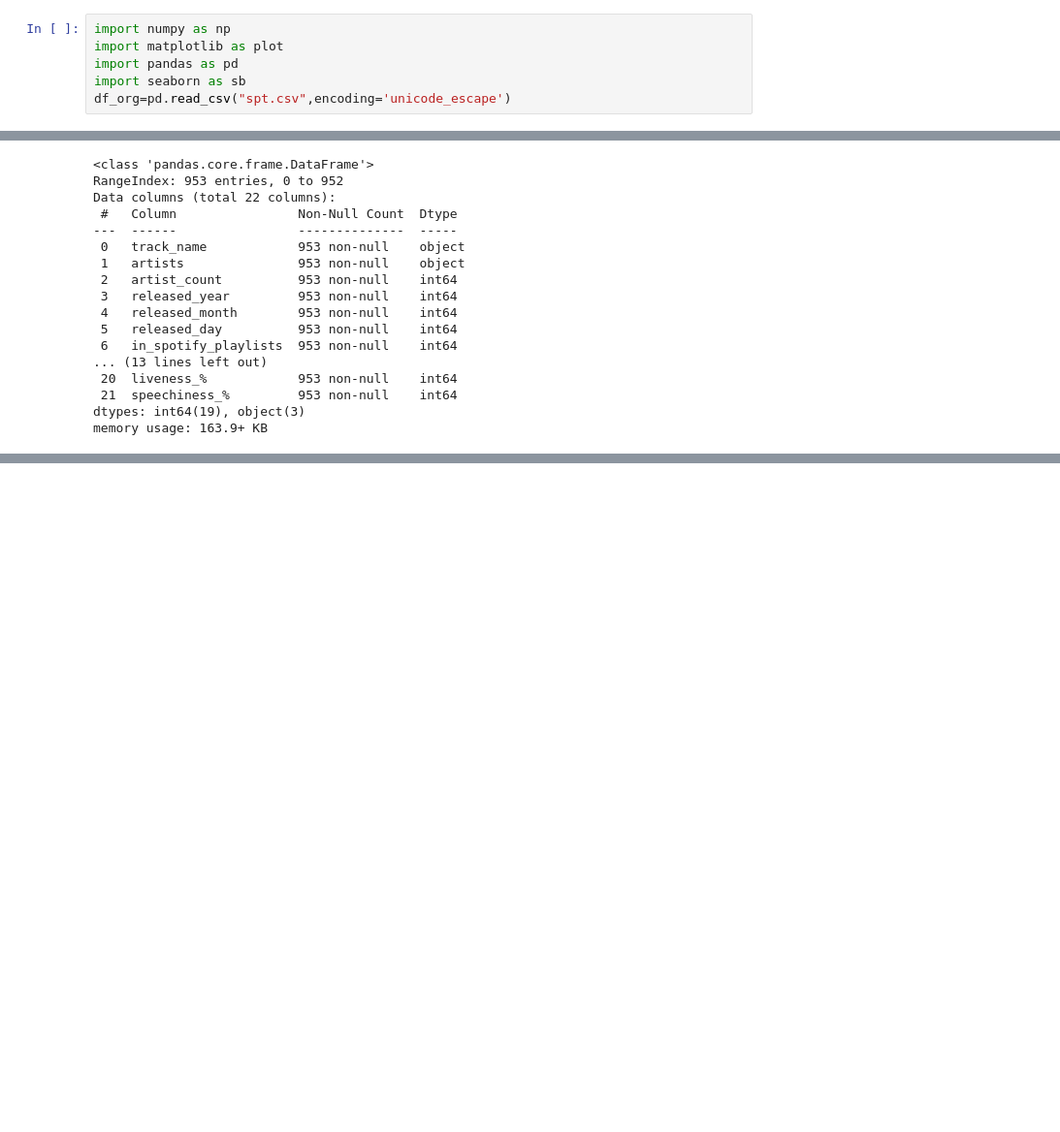
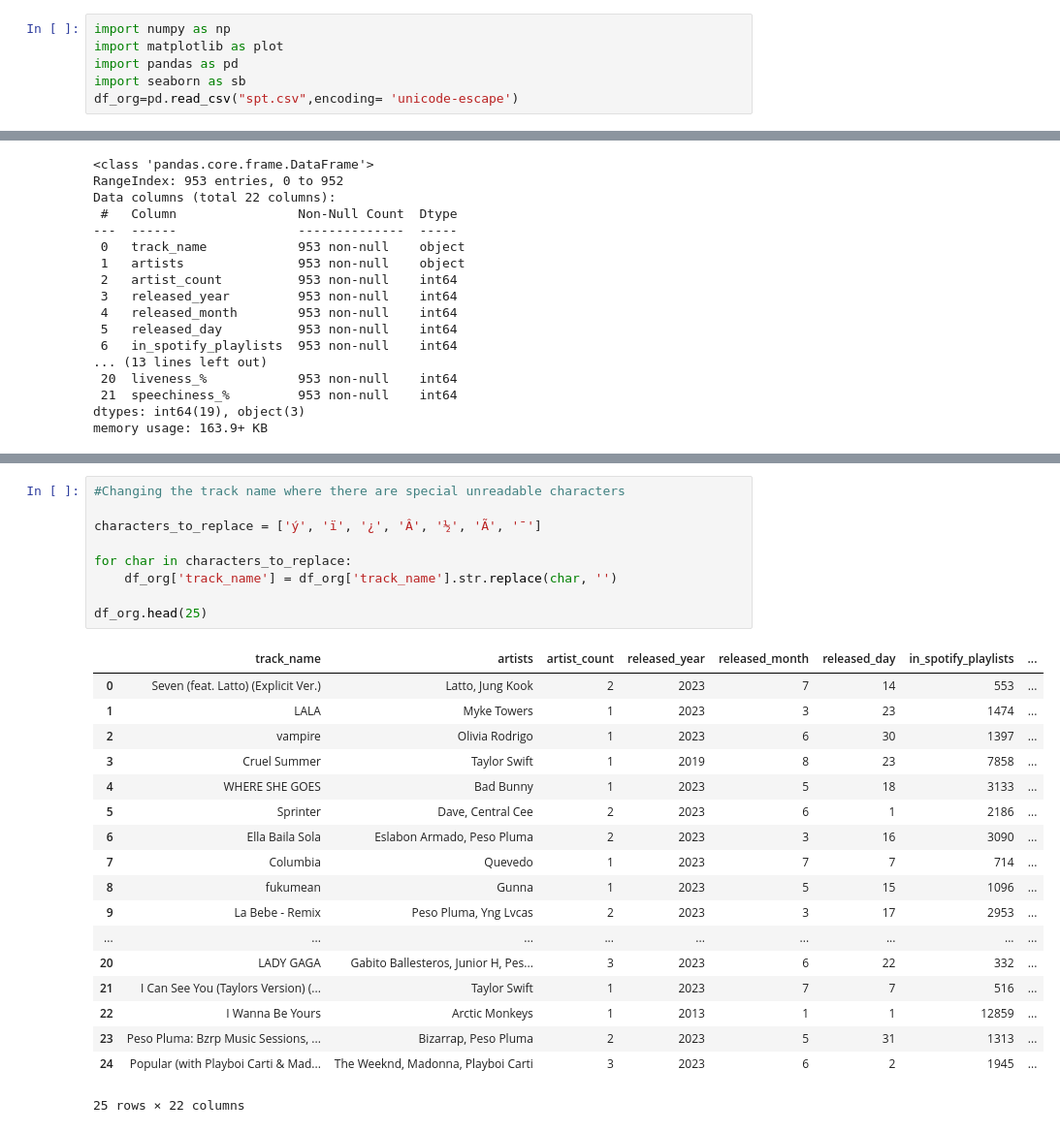
Before and after one commit to i-ap5/FamBus, a Jupyter notebook: famBus.ipynb, the cells around one changed output, grey strips where cells are left out. Shown at 97% size. Saved outputs shown, nothing was run; the diff lists cells and outputs as text; blank space fills up the shorter version.

```diff
--- a/famBus.ipynb
+++ b/famBus.ipynb
@@ -3,7 +3,7 @@ import numpy as np
 import matplotlib as plot
 import pandas as pd
 import seaborn as sb
-df_org=pd.read_csv("spt.csv",encoding='unicode_escape')
+df_org=pd.read_csv("spt.csv",encoding= 'unicode-escape')
 # %%
 df_org.info()
 # %% [output]
@@ -153,0 +211,28 @@ memory usage: 163.9+ KB
+# %%
+#Changing the track name where there are special unreadable characters
+
+characters_to_replace = ['ý', 'ï', '¿', 'Â', '½', 'Ã', '¯']
+
+for char in characters_to_replace:
+    df_org['track_name'] = df_org['track_name'].str.replace(char, '')
+
+df_org.head(25)
+# %% [output]
+|  | track_name | artists | artist_count | released_year | released_month | released_day | in_spotify_playlists | ... |
+| 0 | Seven (feat. Latto) (Explicit Ver.) | Latto, Jung Kook | 2 | 2023 | 7 | 14 | 553 | ... |
+| 1 | LALA | Myke Towers | 1 | 2023 | 3 | 23 | 1474 | ... |
+| 2 | vampire | Olivia Rodrigo | 1 | 2023 | 6 | 30 | 1397 | ... |
+| 3 | Cruel Summer | Taylor Swift | 1 | 2019 | 8 | 23 | 7858 | ... |
+| 4 | WHERE SHE GOES | Bad Bunny | 1 | 2023 | 5 | 18 | 3133 | ... |
+| 5 | Sprinter | Dave, Central Cee | 2 | 2023 | 6 | 1 | 2186 | ... |
+| 6 | Ella Baila Sola | Eslabon Armado, Peso Pluma | 2 | 2023 | 3 | 16 | 3090 | ... |
+| 7 | Columbia | Quevedo | 1 | 2023 | 7 | 7 | 714 | ... |
+| 8 | fukumean | Gunna | 1 | 2023 | 5 | 15 | 1096 | ... |
+| 9 | La Bebe - Remix | Peso Pluma, Yng Lvcas | 2 | 2023 | 3 | 17 | 2953 | ... |
+| ... | ... | ... | ... | ... | ... | ... | ... | ... |
+| 20 | LADY GAGA | Gabito Ballesteros, Junior H, Pes... | 3 | 2023 | 6 | 22 | 332 | ... |
+| 21 | I Can See You (Taylors Version) (... | Taylor Swift | 1 | 2023 | 7 | 7 | 516 | ... |
+| 22 | I Wanna Be Yours | Arctic Monkeys | 1 | 2013 | 1 | 1 | 12859 | ... |
+| 23 | Peso Pluma: Bzrp Music Sessions, ... | Bizarrap, Peso Pluma | 2 | 2023 | 5 | 31 | 1313 | ... |
+| 24 | Popular (with Playboi Carti & Mad... | The Weeknd, Madonna, Playboi Carti | 3 | 2023 | 6 | 2 | 1945 | ... |
+25 rows × 22 columns
```
Also changed, not shown: parts of 17 cells of this notebook, 1 other file.
